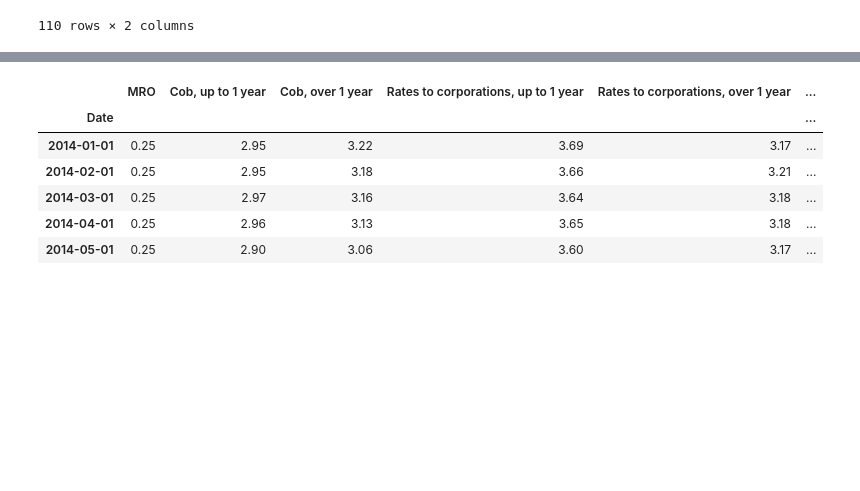
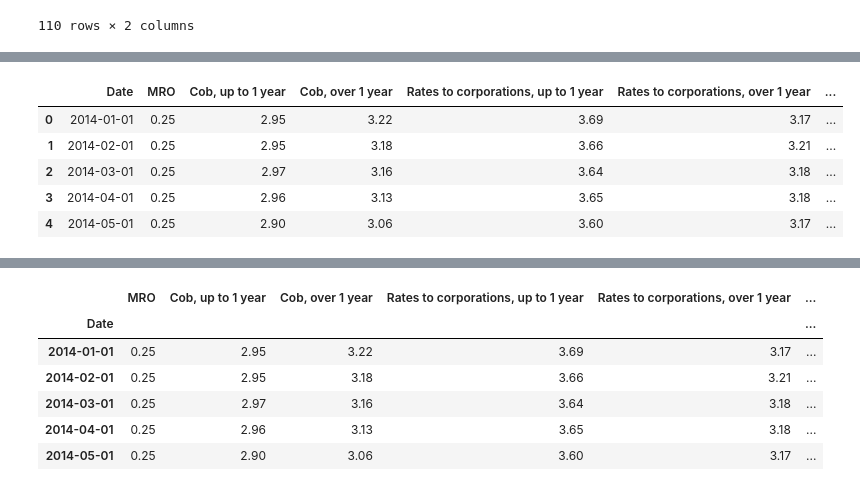
Before and after one commit to tommasograndi/Banking_research_2, a Jupyter notebook: script.ipynb, the cells around one changed output, grey strips where cells are left out. Cells and saved outputs as stored; diff of their text form; code cells hidden in the pictures; blank space fills up the shorter version.

```diff
--- a/script.ipynb
+++ b/script.ipynb
@@ -100,5 +65,12 @@ df_volumes
 # %%
 data = pd.concat([df, df_cob.iloc[:, 1:], df_rates.iloc[:, 1:], df_volumes.iloc[:, 1:]], axis=1)
-
+data.head()
 # data for volumes in million of euros
 # MRO, Cob, and rates are all in percentages
+# %% [output]
+|  | Date | MRO | Cob, up to 1 year | Cob, over 1 year | Rates to corporations, up to 1 year | Rates to corporations, over 1 year | ... |
+| 0 | 2014-01-01 | 0.25 | 2.95 | 3.22 | 3.69 | 3.17 | ... |
+| 1 | 2014-02-01 | 0.25 | 2.95 | 3.18 | 3.66 | 3.21 | ... |
+| 2 | 2014-03-01 | 0.25 | 2.97 | 3.16 | 3.64 | 3.18 | ... |
+| 3 | 2014-04-01 | 0.25 | 2.96 | 3.13 | 3.65 | 3.18 | ... |
+| 4 | 2014-05-01 | 0.25 | 2.90 | 3.06 | 3.60 | 3.17 | ... |
```
Also changed, not shown: parts of 16 cells of this notebook.
